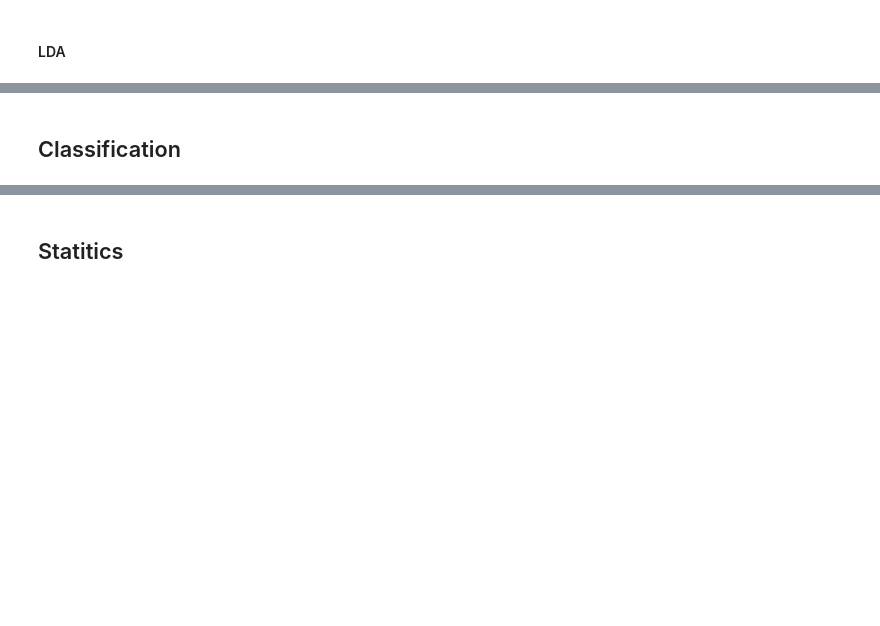
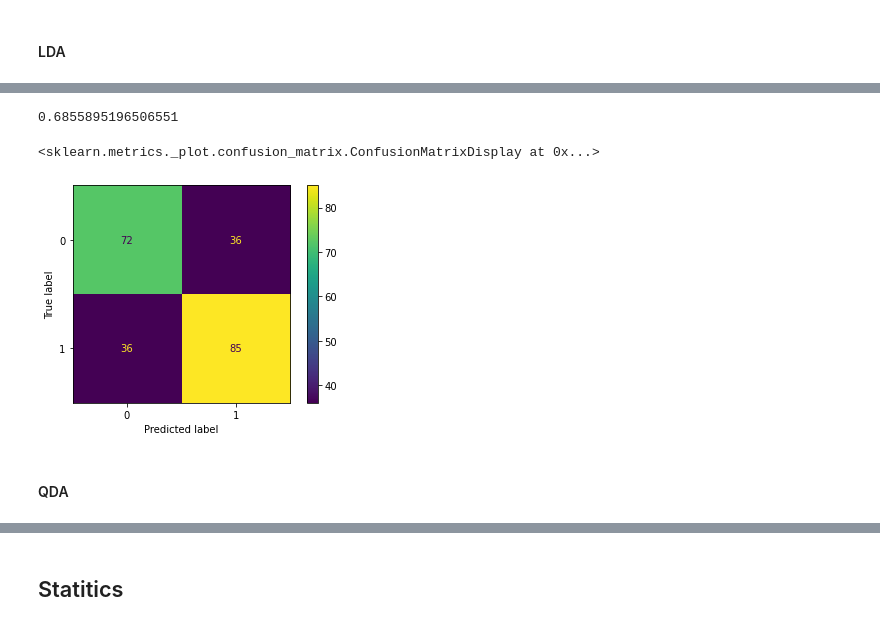
Before and after one commit to daterka/Use-of-machine-learning-methods-to-diagnose-schizophrenia-based-on-EEG-signal, a Jupyter notebook: Clean up version.ipynb, the cells around one changed output, grey strips where cells are left out. Cells and saved outputs as stored; diff of their text form; code cells hidden in the pictures; blank space fills up the shorter version.

```diff
--- a/Clean up version.ipynb
+++ b/Clean up version.ipynb
@@ -182,2 +188,12 @@ array([ 0.086316  ,  0.18042409,  0.30590586, ..., -0.29178383,
+# %%
+lda = LinearDiscriminantAnalysis(solver='lsqr')
+lda.fit(X_train, y_train)
+y_pred = lda.predict(X_test)
+print(lda.score(X_test, y_test))
+ConfusionMatrixDisplay.from_predictions(y_test, y_pred)
+# %% [output]
+0.6855895196506551
+<sklearn.metrics._plot.confusion_matrix.ConfusionMatrixDisplay at 0x...>
+[figure, added]
 # %% [markdown]
-## Classification
+#### QDA
```
Also changed, not shown: parts of 26 cells of this notebook, 1 other file.
